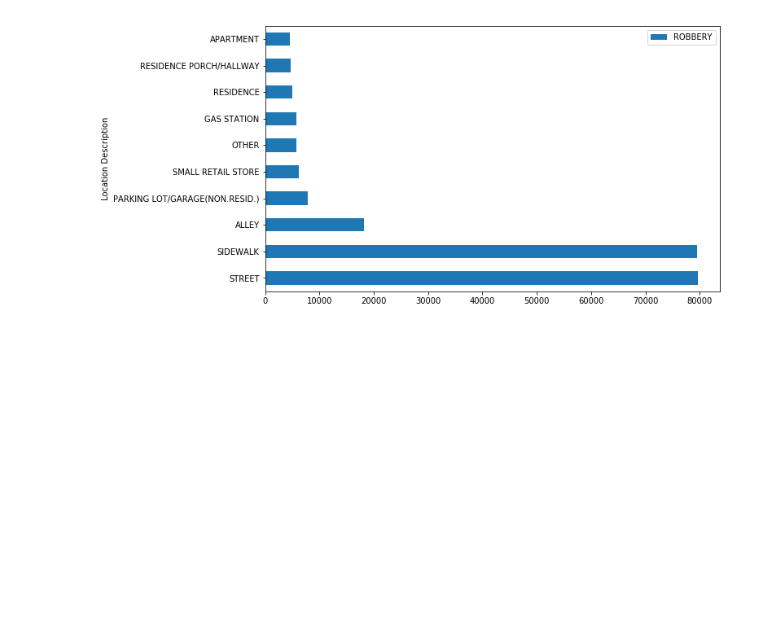
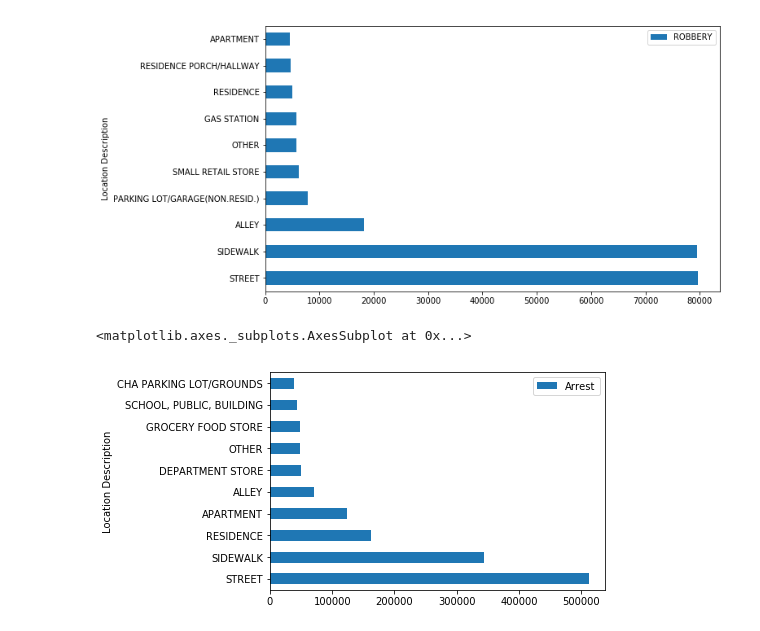
Before and after one commit to GiorgiKharshiladze/chicago-crime, a Jupyter notebook: aditya_chicago_crime_data.ipynb, the cells around one changed output. Cells and saved outputs as stored; diff of their text form; code cells hidden in the pictures; blank space fills up the shorter version.

Commit message:
graphs

```diff
--- a/aditya_chicago_crime_data.ipynb
+++ b/aditya_chicago_crime_data.ipynb
@@ -146,3 +123,10 @@ for col in columns:
 [figure]
 [figure]
 [figure]
+# %%
+#Graph 6: Top ten places that an arrest is likely to occur in Chicago
+foo = crimes[['Location Description','Arrest']].groupby('Location Description').sum(axis=1).sort_values(by = 'Arrest',ascending = False)[:10]
+foo.plot(kind='barh')
+# %% [output]
+<matplotlib.axes._subplots.AxesSubplot at 0x...>
+[figure, added]
```
Also changed, not shown: parts of 4 cells of this notebook.
